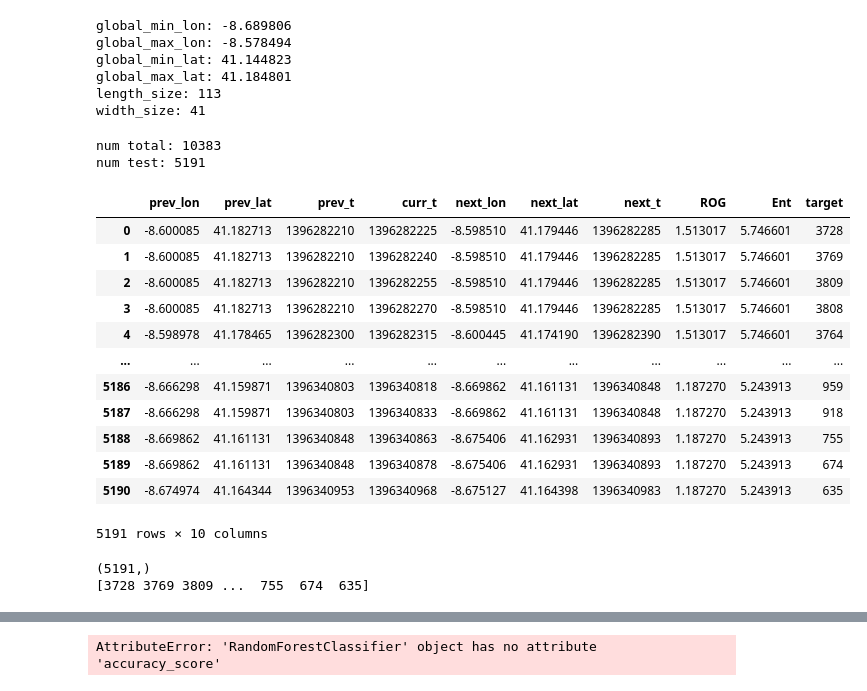
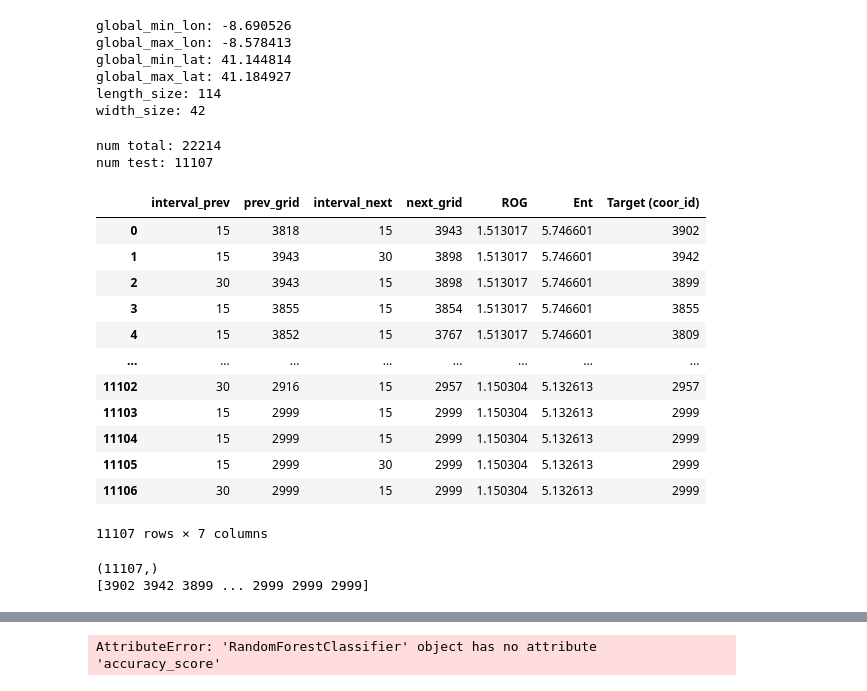
Before and after one commit to owidjaja/trajectory_analysis, a Jupyter notebook: rf.ipynb, the cells around one changed output, grey strips where cells are left out. Drawn from its saved outputs; the diff is of its cells as text; code cells hidden in the pictures.

Commit message:
change feature list to using intervals, coor_ids
use time intervals instead of timestamp
use coor_id label instead of raw lon, lat

add respective mae code to work on label

```diff
--- a/rf.ipynb
+++ b/rf.ipynb
@@ -106,8 +106,8 @@ class Trajectory:
 
         count_grid = [ [0]*width_size for i in range(length_size)]
         for point in self.points:
-            x = round((point.lon - self.min_lon) / UNIT_CELL_SIZE)
-            y = round((point.lat - self.min_lat) / UNIT_CELL_SIZE)
+            x = int(round((point.lon - self.min_lon) / UNIT_CELL_SIZE))
+            y = int(round((point.lat - self.min_lat) / UNIT_CELL_SIZE))
             try:
                 count_grid[x][y] += 1
             except:
@@ -212,18 +212,18 @@ length_size = math.ceil(grid_length / UNIT_CELL_SIZE) + 1
 width_size = math.ceil(grid_width / UNIT_CELL_SIZE) + 1
 print("length_size:", length_size); print("width_size:" , width_size)
 # %% [output]
-global_min_lon: -8.689806
-global_max_lon: -8.578494
-global_min_lat: 41.144823
-global_max_lat: 41.184801
-length_size: 113
-width_size: 41
+global_min_lon: -8.690526
+global_max_lon: -8.578413
+global_min_lat: 41.144814
+global_max_lat: 41.184927
+length_size: 114
+width_size: 42
 # %%
 """ determine the coordinate and attach an id to the point object """
 for traj in taxi_trajectories:
     for point in traj.points:
-        x = round((point.lon - global_min_lon) / UNIT_CELL_SIZE)
-        y = round((point.lat - global_min_lat) / UNIT_CELL_SIZE)
+        x = int(round((point.lon - global_min_lon) / UNIT_CELL_SIZE))
+        y = int(round((point.lat - global_min_lat) / UNIT_CELL_SIZE))
 
         point.coor = (x,y)                  # currently not used
         point.coor_id = x*width_size + y    # currently use this as target label
@@ -250,10 +250,10 @@ def random_clear_total(sampling_rate, use_seed=False):
 
     [ls_points[i].set_truth_false() for i in random_test_index]
 
-random_clear_total(0.5)
+random_clear_total(0.5, use_seed=True)
 # %% [output]
-num total: 10383
-num test: 5191
+num total: 22214
+num test: 11107
 # %%
 # features_ls is a list of all points with their features,
 # currently, features are [last_truth_pt.lon, last_truth_pt.lat, last_truth_pt.timestamp, curr_pt.timestamp, next_truth_pt.lon, next_truth_pt.lat, next_truth_pt.timestamp, traj.radius_of_gyration, traj.entropy, curr_pt.coor_id])
@@ -274,13 +274,19 @@ for traj in taxi_trajectories:
                 # encountered point with non-truth value
                 to_predict = True
                 num_missing_data = 1
-                features_ls.append([last_truth_pt.lon, last_truth_pt.lat, last_truth_pt.timestamp, curr_pt.timestamp, curr_pt.coor_id])
+                # features_ls.append([last_truth_pt.lon, last_truth_pt.lat, last_truth_pt.timestamp, curr_pt.timestamp, curr_pt.coor_id])
+
+                prev_time_interval = curr_pt.timestamp - last_truth_pt.timestamp
+                features_ls.append([prev_time_interval, last_truth_pt.coor_id, curr_pt.timestamp, curr_pt.coor_id])
 
         else:
             # in a streak of non-truth points
             if curr_pt.is_truth is False:
                 num_missing_data += 1
-                features_ls.append([last_truth_pt.lon, last_truth_pt.lat, last_truth_pt.timestamp, curr_pt.timestamp, curr_pt.coor_id])
+                # features_ls.append([last_truth_pt.lon, last_truth_pt.lat, last_truth_pt.timestamp, curr_pt.timestamp, curr_pt.coor_id])
+
+                prev_time_interval = curr_pt.timestamp - last_truth_pt.timestamp
+                features_ls.append([prev_time_interval, last_truth_pt.coor_id, curr_pt.timestamp, curr_pt.coor_id])
 
             else:
                 # found truth point
@@ -290,30 +296,36 @@ for traj in taxi_trajectories:
                 # print("nmd:", num_missing_data)
                 curr_len = len(features_ls)
                 for i in range(curr_len-1, curr_len-num_missing_data-1, -1):
-                    features_ls[i][-1:-1] = [next_truth_pt.lon, next_truth_pt.lat, next_truth_pt.timestamp, traj.radius_of_gyration, traj.entropy]
+                    # features_ls[i][-1:-1] = [next_truth_pt.lon, next_truth_pt.lat, next_truth_pt.timestamp, traj.radius_of_gyration, traj.entropy]
+
+                    features_ls[i][2] = next_truth_pt.timestamp - features_ls[i][2]
+                    features_ls[i][-1:-1] = [next_truth_pt.coor_id, traj.radius_of_gyration, traj.entropy]
 
                 last_truth_pt = curr_pt
 # %%
 # for i in range(len(features_ls)):
 #     print(features_ls[i])
 
 df_train = pd.DataFrame(features_ls)
-df_train.columns = ["prev_lon", "prev_lat", "prev_t", "curr_t", "next_lon", "next_lat", "next_t", "ROG", "Ent", "target"]
+# df_train.columns = ["prev_lon", "prev_lat", "prev_t", "curr_t", "next_lon", "next_lat", "next_t", "ROG", "Ent", "target"]
+
+df_train.columns = ["interval_prev", "prev_grid", "interval_next", "next_grid", "ROG", "Ent", "Target (coor_id)"]
+
 df_train
 # %% [output]
-|  | prev_lon | prev_lat | prev_t | curr_t | next_lon | next_lat | next_t | ROG | Ent | target |
-| 0 | -8.600085 | 41.182713 | 1396282210 | 1396282225 | -8.598510 | 41.179446 | 1396282285 | 1.513017 | 5.746601 | 3728 |
-| 1 | -8.600085 | 41.182713 | 1396282210 | 1396282240 | -8.598510 | 41.179446 | 1396282285 | 1.513017 | 5.746601 | 3769 |
-| 2 | -8.600085 | 41.182713 | 1396282210 | 1396282255 | -8.598510 | 41.179446 | 1396282285 | 1.513017 | 5.746601 | 3809 |
-| 3 | -8.600085 | 41.182713 | 1396282210 | 1396282270 | -8.598510 | 41.179446 | 1396282285 | 1.513017 | 5.746601 | 3808 |
-| 4 | -8.598978 | 41.178465 | 1396282300 | 1396282315 | -8.600445 | 41.174190 | 1396282390 | 1.513017 | 5.746601 | 3764 |
-| ... | ... | ... | ... | ... | ... | ... | ... | ... | ... | ... |
-| 5186 | -8.666298 | 41.159871 | 1396340803 | 1396340818 | -8.669862 | 41.161131 | 1396340848 | 1.187270 | 5.243913 | 959 |
-| 5187 | -8.666298 | 41.159871 | 1396340803 | 1396340833 | -8.669862 | 41.161131 | 1396340848 | 1.187270 | 5.243913 | 918 |
-| 5188 | -8.669862 | 41.161131 | 1396340848 | 1396340863 | -8.675406 | 41.162931 | 1396340893 | 1.187270 | 5.243913 | 755 |
-| 5189 | -8.669862 | 41.161131 | 1396340848 | 1396340878 | -8.675406 | 41.162931 | 1396340893 | 1.187270 | 5.243913 | 674 |
-| 5190 | -8.674974 | 41.164344 | 1396340953 | 1396340968 | -8.675127 | 41.164398 | 1396340983 | 1.187270 | 5.243913 | 635 |
+|  | interval_prev | prev_grid | interval_next | next_grid | ROG | Ent | Target (coor_id) |
+| 0 | 15 | 3818 | 15 | 3943 | 1.513017 | 5.746601 | 3902 |
+| 1 | 15 | 3943 | 30 | 3898 | 1.513017 | 5.746601 | 3942 |
+| 2 | 30 | 3943 | 15 | 3898 | 1.513017 | 5.746601 | 3899 |
+| 3 | 15 | 3855 | 15 | 3854 | 1.513017 | 5.746601 | 3855 |
+| 4 | 15 | 3852 | 15 | 3767 | 1.513017 | 5.746601 | 3809 |
+| ... | ... | ... | ... | ... | ... | ... | ... |
+| 11102 | 30 | 2916 | 15 | 2957 | 1.150304 | 5.132613 | 2957 |
+| 11103 | 15 | 2999 | 15 | 2999 | 1.150304 | 5.132613 | 2999 |
+| 11104 | 15 | 2999 | 15 | 2999 | 1.150304 | 5.132613 | 2999 |
+| 11105 | 15 | 2999 | 30 | 2999 | 1.150304 | 5.132613 | 2999 |
+| 11106 | 30 | 2999 | 15 | 2999 | 1.150304 | 5.132613 | 2999 |
-5191 rows × 10 columns
+11107 rows × 7 columns
 # %%
 # object type:  https://stackoverflow.com/questions/45346550/valueerror-unknown-label-type-unknown
 # np.vstack:    https://stackoverflow.com/questions/19459017/how-to-convert-a-numpy-2d-array-with-object-dtype-to-a-regular-2d-array-of-float
@@ -324,8 +336,8 @@ y = np.ravel(df_train.iloc[:,-1])
 print(y.shape)
 print(y)
 # %% [output]
-(5191,)
-[3728 3769 3809 ...  755  674  635]
+(11107,)
+[3902 3942 3899 ... 2999 2999 2999]
 # %%
 from sklearn.model_selection import train_test_split
 
```
Also changed, not shown: parts of 6 cells of this notebook.
